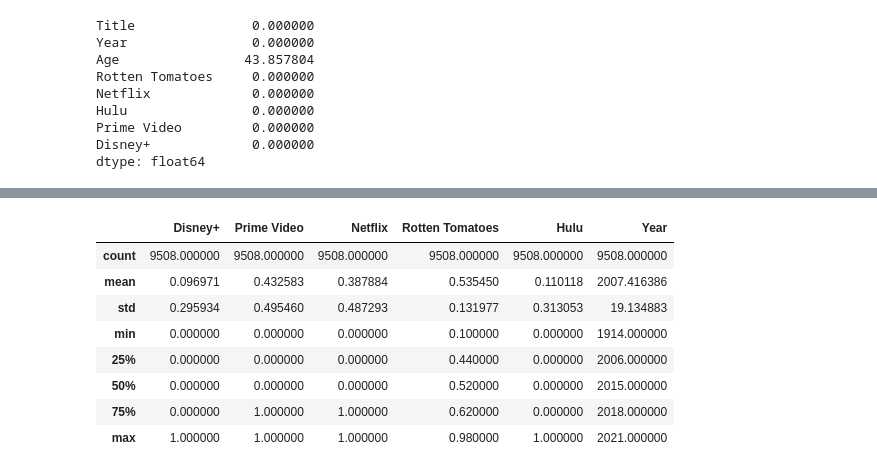
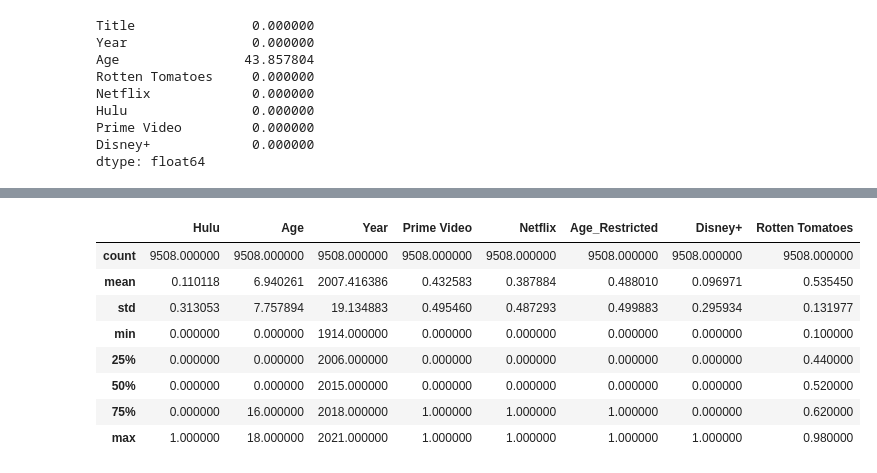
Before and after one commit to AlbaFernandezCor/MoviesOnStreamingPlatforms, a Jupyter notebook: Cas_Kaggle.ipynb, the cells around one changed output, grey strips where cells are left out. Drawn from its saved outputs; the diff is of its cells as text; code cells hidden in the pictures.

```diff
--- a/Cas_Kaggle.ipynb
+++ b/Cas_Kaggle.ipynb
@@ -127,10 +127,11 @@ dtype: float64
 #Tractem les dades tipus objecte
 dataset_df['Rotten Tomatoes'] = (dataset_df['Rotten Tomatoes'].str.split("/", n=1).str[0].astype("int"))/100
 
-#ARREGLAR LA COLUMNA DE LES EDATS!!!
-#dataset_df['Age'].replace({"18+": 18, "7+": 7, "13+": 13, "16+": 16}) #faltaria all i NaNs
+#Tractem la columna Age
+dataset_df['Age'].fillna(0, inplace=True) #omplim els nans amb 0
+edats = {"18+": 18, "7+": 7, "13+": 13, "16+": 16, "all": 0, 0:0}
+dataset_df['Age'] = [edats[item] for item in dataset_df['Age']]
 dataset_df.info()
-#dataset_df.head()
 # %% [output]
 <class 'pandas.core.frame.DataFrame'>
 Int64Index: 9508 entries, 0 to 9514
@@ -149 +150,5 @@ dtypes: float64(1), int64(5), object(2)
 memory usage: 668.5+ KB
+# %%
+#Ara que ja tenim les edats en int i sense cap NaN, afegim una columna per mirar si les pelis tenen restricció d'edat o no
+dataset_df['Age_Restricted'] = np.where(dataset_df['Age'] == 0, 0, 1)
+dataset_df.head()
@@ -216,21 +341,18 @@ ax = sns.heatmap(correlacio, annot=True, linewidths=.5, cmap = sns.diverging_pal
 # %%
-#Estudi dels outliers
-
 #S'agafen tots els atributs que no siguin object
 NoObj_data = dataset_df[dataset_df.select_dtypes(exclude=['object']).columns]
 
 # Agafem la intersecció entre el dataset_df i el dataset sense atributs objecte per tractar els outliers posteriorment
 intersect = list(set(dataset_df.columns).intersection(list(NoObj_data.columns)))
 NoObj_data = dataset_df[intersect]
-
-NoObj_data.describe()
+# NoObj_data.describe()
 # %% [output]
-|  | Disney+ | Prime Video | Netflix | Rotten Tomatoes | Hulu | Year |
-| count | 9508.000000 | 9508.000000 | 9508.000000 | 9508.000000 | 9508.000000 | 9508.000000 |
-| mean | 0.096971 | 0.432583 | 0.387884 | 0.535450 | 0.110118 | 2007.416386 |
-| std | 0.295934 | 0.495460 | 0.487293 | 0.131977 | 0.313053 | 19.134883 |
-| min | 0.000000 | 0.000000 | 0.000000 | 0.100000 | 0.000000 | 1914.000000 |
-| 25% | 0.000000 | 0.000000 | 0.000000 | 0.440000 | 0.000000 | 2006.000000 |
-| 50% | 0.000000 | 0.000000 | 0.000000 | 0.520000 | 0.000000 | 2015.000000 |
-| 75% | 0.000000 | 1.000000 | 1.000000 | 0.620000 | 0.000000 | 2018.000000 |
-| max | 1.000000 | 1.000000 | 1.000000 | 0.980000 | 1.000000 | 2021.000000 |
+|  | Hulu | Age | Year | Prime Video | Netflix | Age_Restricted | Disney+ | Rotten Tomatoes |
+| count | 9508.000000 | 9508.000000 | 9508.000000 | 9508.000000 | 9508.000000 | 9508.000000 | 9508.000000 | 9508.000000 |
+| mean | 0.110118 | 6.940261 | 2007.416386 | 0.432583 | 0.387884 | 0.488010 | 0.096971 | 0.535450 |
+| std | 0.313053 | 7.757894 | 19.134883 | 0.495460 | 0.487293 | 0.499883 | 0.295934 | 0.131977 |
+| min | 0.000000 | 0.000000 | 1914.000000 | 0.000000 | 0.000000 | 0.000000 | 0.000000 | 0.100000 |
+| 25% | 0.000000 | 0.000000 | 2006.000000 | 0.000000 | 0.000000 | 0.000000 | 0.000000 | 0.440000 |
+| 50% | 0.000000 | 0.000000 | 2015.000000 | 0.000000 | 0.000000 | 0.000000 | 0.000000 | 0.520000 |
+| 75% | 0.000000 | 16.000000 | 2018.000000 | 1.000000 | 1.000000 | 1.000000 | 0.000000 | 0.620000 |
+| max | 1.000000 | 18.000000 | 2021.000000 | 1.000000 | 1.000000 | 1.000000 | 1.000000 | 0.980000 |
```
Also changed, not shown: parts of 21 cells of this notebook.
